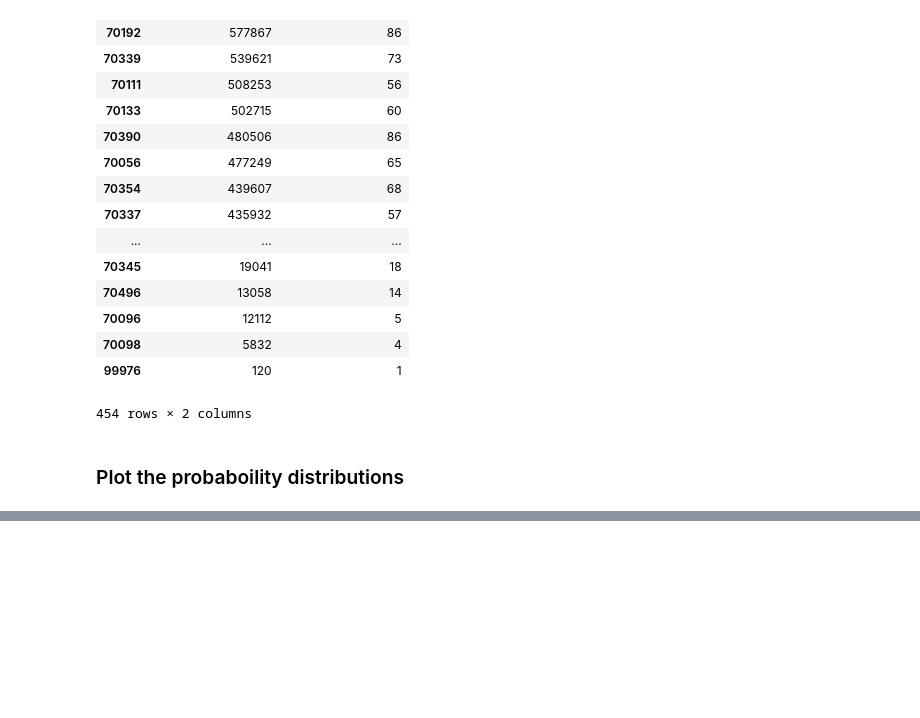
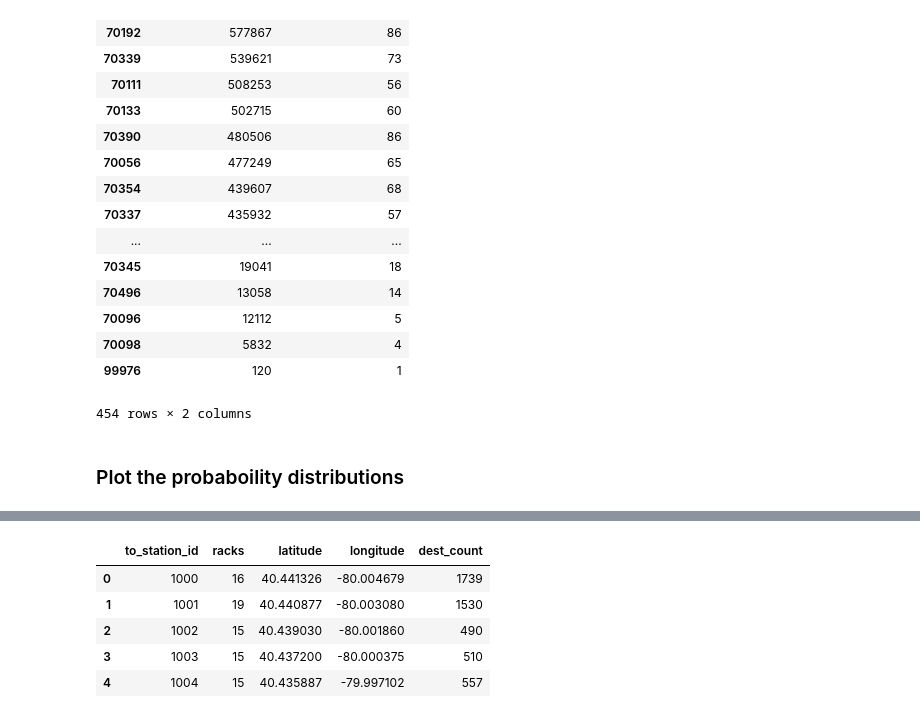
Before and after one commit to raj-sinha/BJRV, a Jupyter notebook: working_with_data.ipynb, the cells around one changed output, grey strips where cells are left out. Saved outputs shown, nothing was run; the diff lists cells and outputs as text; code cells hidden in the pictures; blank space fills up the shorter version.

```diff
--- a/working_with_data.ipynb
+++ b/working_with_data.ipynb
@@ -396,0 +454,9 @@ display_distribution(grouped_bikes['RentalCountPerBike'], \
+# %%
+# 2.1
+# rentals csv
+rentals_df = rentals_df_original.drop(['Starttime', 'Stoptime',
+                         'From station name', 'To station name', 'Usertype',
+                         'Trip id', 'Bikeid', 'Tripduration', 'From station id'],
+                         axis=1, inplace=False)
+rentals_df.columns = ['to_station_id']
+rentals_df.head()
@@ -396,0 +470,5 @@ display_distribution(grouped_bikes['RentalCountPerBike'], \
+# %%
+# 2.2  group by destination of rentals
+grouped_dest_df = rentals_df.groupby('to_station_id').size() \
+                  .sort_values(ascending=False).reset_index(name='dest_count')
+grouped_dest_df.head()
@@ -396,0 +482,13 @@ display_distribution(grouped_bikes['RentalCountPerBike'], \
+# %%
+# 2.3 Merge rentals and stations data
+stations_df.columns = ['to_station_id', 'racks', 'latitude', 'longitude']
+merged_destination_df = stations_df.merge(grouped_dest_df, how='inner',
+                                          on=['to_station_id'])
+merged_destination_df.head()
+# %% [output]
+|  | to_station_id | racks | latitude | longitude | dest_count |
+| 0 | 1000 | 16 | 40.441326 | -80.004679 | 1739 |
+| 1 | 1001 | 19 | 40.440877 | -80.003080 | 1530 |
+| 2 | 1002 | 15 | 40.439030 | -80.001860 | 490 |
+| 3 | 1003 | 15 | 40.437200 | -80.000375 | 510 |
+| 4 | 1004 | 15 | 40.435887 | -79.997102 | 557 |
```
Also changed, not shown: parts of 16 cells of this notebook.
